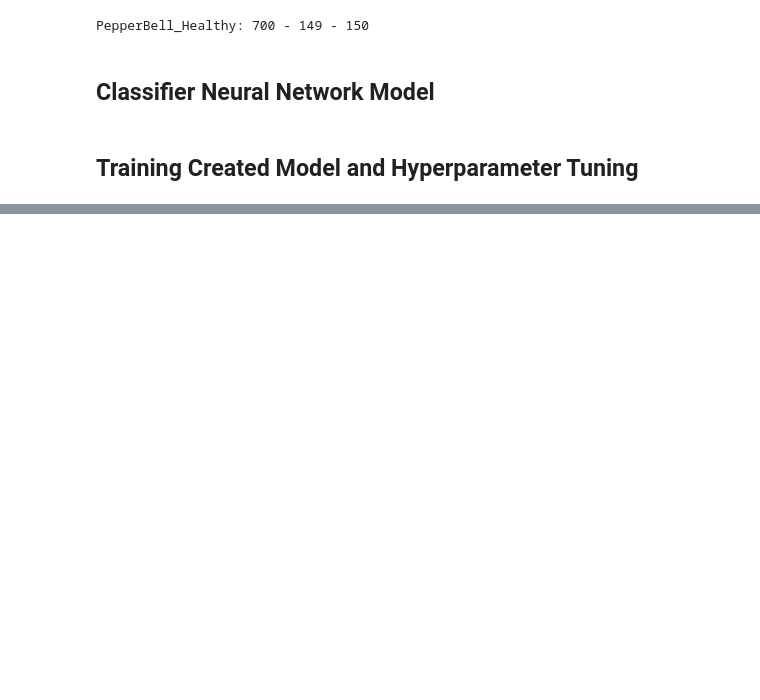
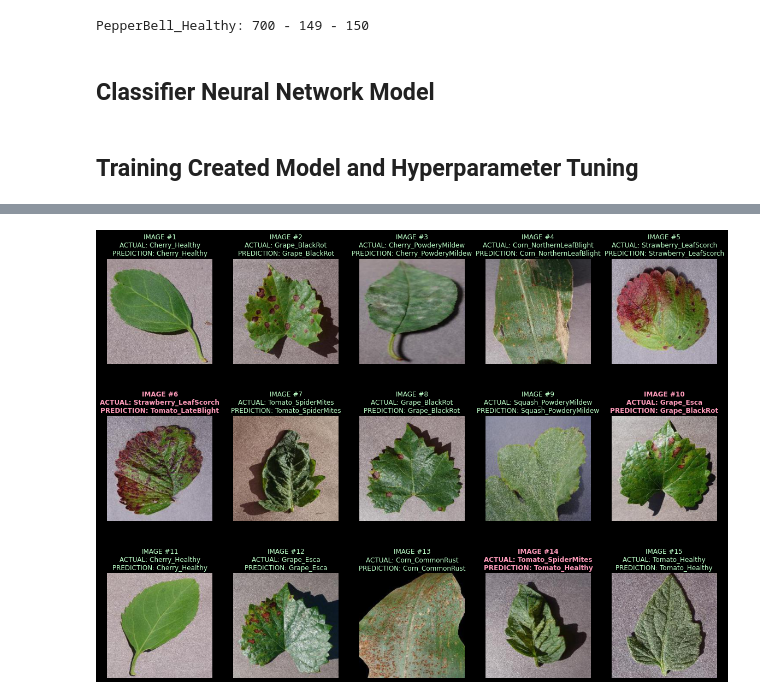
Before and after one commit to fabinjoe/Plant-Leaf-Detection, a Jupyter notebook: APS360_Project_Proposal.ipynb, the cells around one changed output, grey strips where cells are left out. Drawn from its saved outputs; the diff is of its cells as text; code cells hidden in the pictures; blank space fills up the shorter version.

```diff
--- a/APS360_Project_Proposal.ipynb
+++ b/APS360_Project_Proposal.ipynb
@@ -484,0 +467,6 @@ class BaseLineModel(nn.Module):
+# %%
+# Train Baseline Model
+model = BaseLineModel()
+model.cuda()
+
+train(model, train_folder, val_folder, batch_size=64, num_epochs=30)
@@ -757,0 +793,8 @@ tensor([[6],
+# %%
+classes_f1_score = get_class_f1_score(model, resnet_test_data, 64)
+# %%
+f1_list = [0,0,0,0,0,0,0,0,0,0,0,0,0,0,0,0,0,0,0,0]
+for index in classes_f1_score:
+    # print( f"{get_label_from_index(index)}: {classes_f1_score[index]}" )
+    f1_list[index] = classes_f1_score[index].calculateF1Score()
+print(f"Average F1 Score: {sum(f1_list)/20}")
@@ -757,0 +873,37 @@ tensor([[6],
+# %%
+# Qualitatively Analyse the working of the model on 16 Specifically Selected Demo Data
+import random
+DEMO_DATASET_PATH = "Demo_Dataset"
+x = os.listdir(DEMO_DATASET_PATH)
+random.shuffle(x)
+# %%
+fig = plt.figure(figsize=(20, 15))
+rows = 3
+columns = 5
+red = [5, 9, 13]
+for i, img_name in enumerate(x):
+    sub_plot = fig.add_subplot(rows, columns, i+1)
+
+    img_path = os.path.join(DEMO_DATASET_PATH, img_name)
+    img = obtainImgFromPath( img_path=img_path )
+
+    # PASS THROUGH MODEL
+    features = resNet(img)
+    out = model(features)
+    # pred = out.argmax(1)
+    out = get_label_from_index(out.argmax(1))
+
+    plt.imshow( plt.imread(img_path) )
+    plt.axis('off')
+
+    for index, char in enumerate(img_name):
+        if img_name[index].isdigit():
+            img_name = img_name[:index-1]
+            break
+
+    if i in red:
+        sub_plot.set_title(f"IMAGE #{i+1}\nACTUAL: {img_name}\nPREDICTION: {out}", color="#ff9cbb", fontweight='bold')
+    else:
+        sub_plot.set_title(f"IMAGE #{i+1}\nACTUAL: {img_name}\nPREDICTION: {out}", color="#bdffc9")
+# %% [output]
+[figure, added]
```
Also changed, not shown: parts of 35 cells of this notebook.
